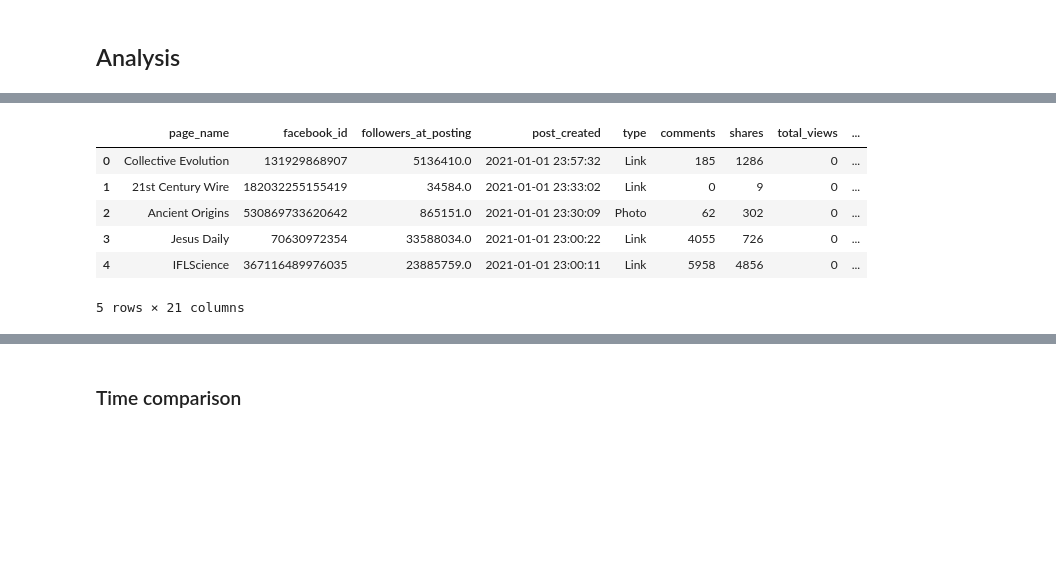
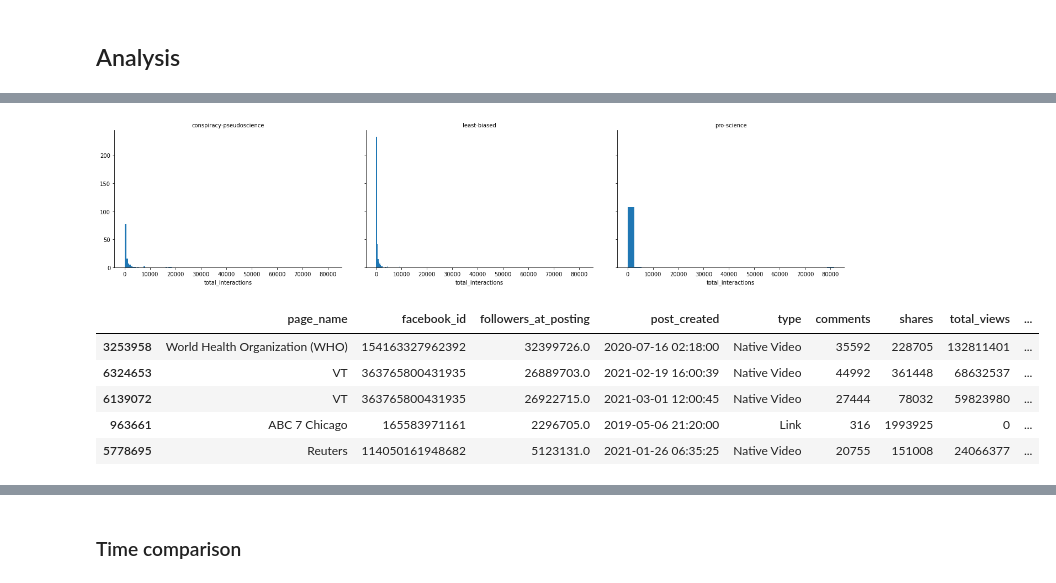
Before and after one commit to rhhernandes/science-fakenews-facebook, a Jupyter notebook: analysis.ipynb, the cells around one changed output, grey strips where cells are left out. Saved outputs shown, nothing was run; the diff lists cells and outputs as text; code cells hidden in the pictures; blank space fills up the shorter version.

```diff
--- a/analysis.ipynb
+++ b/analysis.ipynb
@@ -186,0 +194,2 @@ df[df['category'].isna()]
+# %%
+df.drop_duplicates(inplace=True)
@@ -191,2 +219,12 @@ df['post_created'] = pd.to_datetime(df['post_created'])
+# %%
+january_first_21 = datetime.strptime('2021-01-01','%Y-%m-%d')
+
+pages_before_2021 = df[df['post_created'] < january_first_21]['facebook_id'].unique()
+pages_in_2021 = df[df['post_created'] > january_first_21]['facebook_id'].unique()
+
+# GENERATES A LIST OF PAGES THAT ARE NOT IN 2021
+pages_to_remove = list(np.setdiff1d(pages_before_2021, pages_in_2021))
+# %%
+df = df[~df['facebook_id'].isin(pages_to_remove)].reset_index(drop=True)
 # %% [markdown]
 ## Analysis
@@ -234,10 +303,16 @@ df.describe()
+# %%
+g = sb.FacetGrid(data = df_page_average, col = 'category', col_wrap = 3)
+g.map(plt.hist, 'total_interactions', bins=30)
+g.set_titles('{col_name}');
+g.fig.set_size_inches(20,5)
+# %% [output]
+[figure, added]
 # %%
-df.head()
+df.sort_values(['total_interactions'], ascending=False).head()
 # %% [output]
 |  | page_name | facebook_id | followers_at_posting | post_created | type | comments | shares | total_views | ... |
-| 0 | Collective Evolution | 131929868907 | 5136410.0 | 2021-01-01 23:57:32 | Link | 185 | 1286 | 0 | ... |
-| 1 | 21st Century Wire | 182032255155419 | 34584.0 | 2021-01-01 23:33:02 | Link | 0 | 9 | 0 | ... |
-| 2 | Ancient Origins | 530869733620642 | 865151.0 | 2021-01-01 23:30:09 | Photo | 62 | 302 | 0 | ... |
-| 3 | Jesus Daily | 70630972354 | 33588034.0 | 2021-01-01 23:00:22 | Link | 4055 | 726 | 0 | ... |
-| 4 | IFLScience | 367116489976035 | 23885759.0 | 2021-01-01 23:00:11 | Link | 5958 | 4856 | 0 | ... |
+| 3253958 | World Health Organization (WHO) | 154163327962392 | 32399726.0 | 2020-07-16 02:18:00 | Native Video | 35592 | 228705 | 132811401 | ... |
+| 6324653 | VT | 363765800431935 | 26889703.0 | 2021-02-19 16:00:39 | Native Video | 44992 | 361448 | 68632537 | ... |
+| 6139072 | VT | 363765800431935 | 26922715.0 | 2021-03-01 12:00:45 | Native Video | 27444 | 78032 | 59823980 | ... |
+| 963661 | ABC 7 Chicago | 165583971161 | 2296705.0 | 2019-05-06 21:20:00 | Link | 316 | 1993925 | 0 | ... |
+| 5778695 | Reuters | 114050161948682 | 5123131.0 | 2021-01-26 06:35:25 | Native Video | 20755 | 151008 | 24066377 | ... |
-5 rows × 21 columns
```
Also changed, not shown: parts of 47 cells of this notebook.
